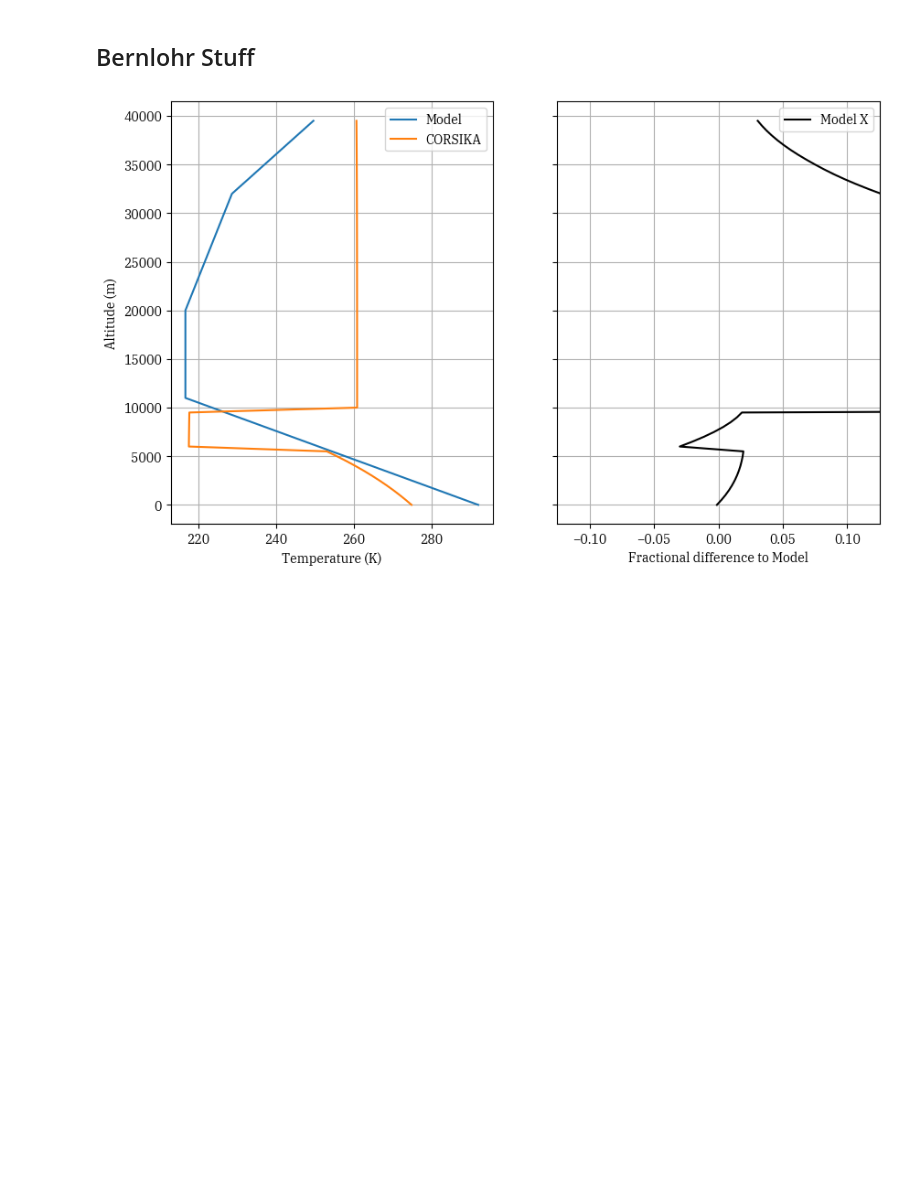
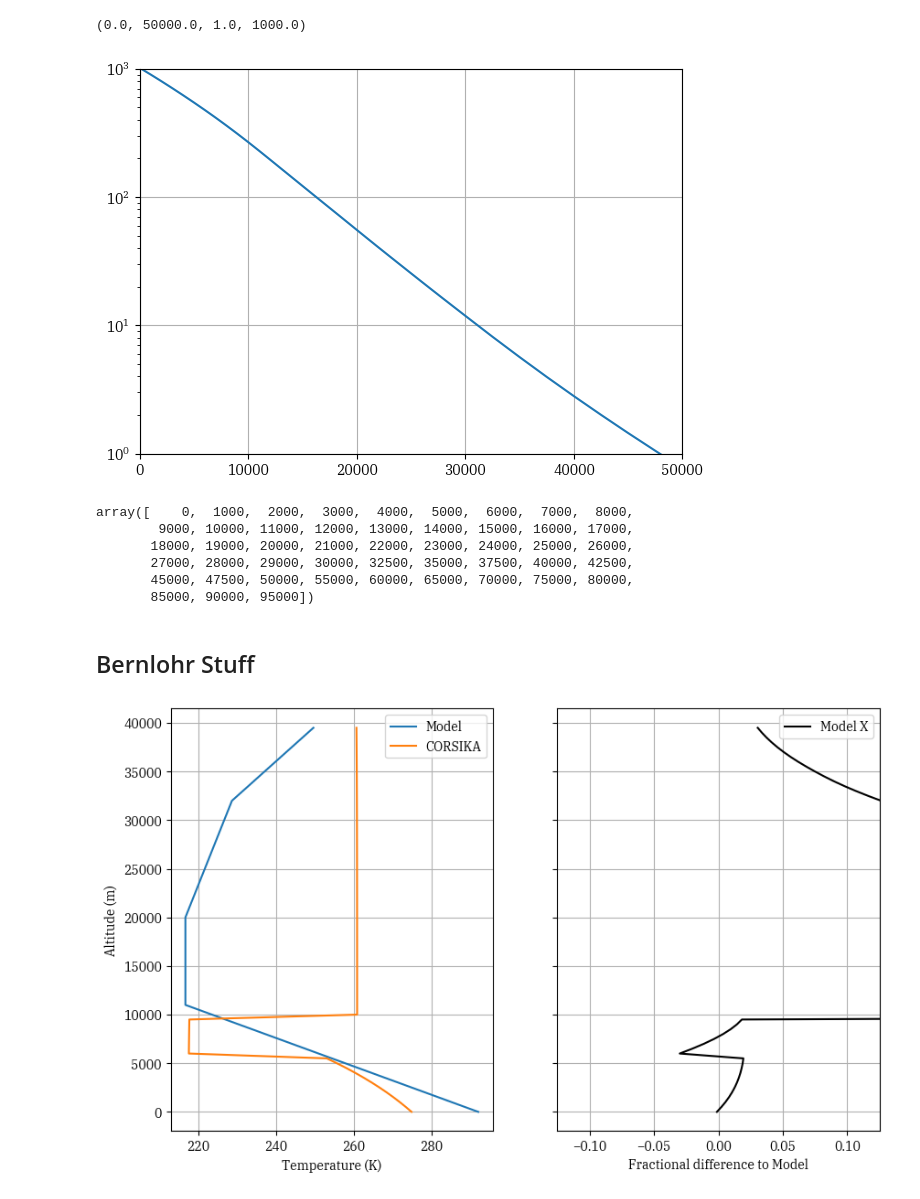
Before and after one commit to navigationis/corsicast, a Jupyter notebook: corsika_test.ipynb, the cells around one changed output. Drawn from its saved outputs; the diff is of its cells as text; code cells hidden in the pictures; blank space fills up the shorter version.

```diff
--- a/corsika_test.ipynb
+++ b/corsika_test.ipynb
@@ -124,3 +133,18 @@ axT.legend()
+# %%
+plt.semilogy(isa.h, isa.pressure/100)
+plt.axis((0, 50000, 1, 1000))
+# %% [output]
+(0.0, 50000.0, 1.0, 1000.0)
+[figure, added]
+# %%
+isa.h
+# %% [output]
+array([    0,  1000,  2000,  3000,  4000,  5000,  6000,  7000,  8000,
+        9000, 10000, 11000, 12000, 13000, 14000, 15000, 16000, 17000,
+       18000, 19000, 20000, 21000, 22000, 23000, 24000, 25000, 26000,
+       27000, 28000, 29000, 30000, 32500, 35000, 37500, 40000, 42500,
+       45000, 47500, 50000, 55000, 60000, 65000, 70000, 75000, 80000,
+       85000, 90000, 95000])
 # %% [markdown]
 ## Bernlohr Stuff
 # %%
```
Also changed, not shown: parts of 27 cells of this notebook, 5 other files.
